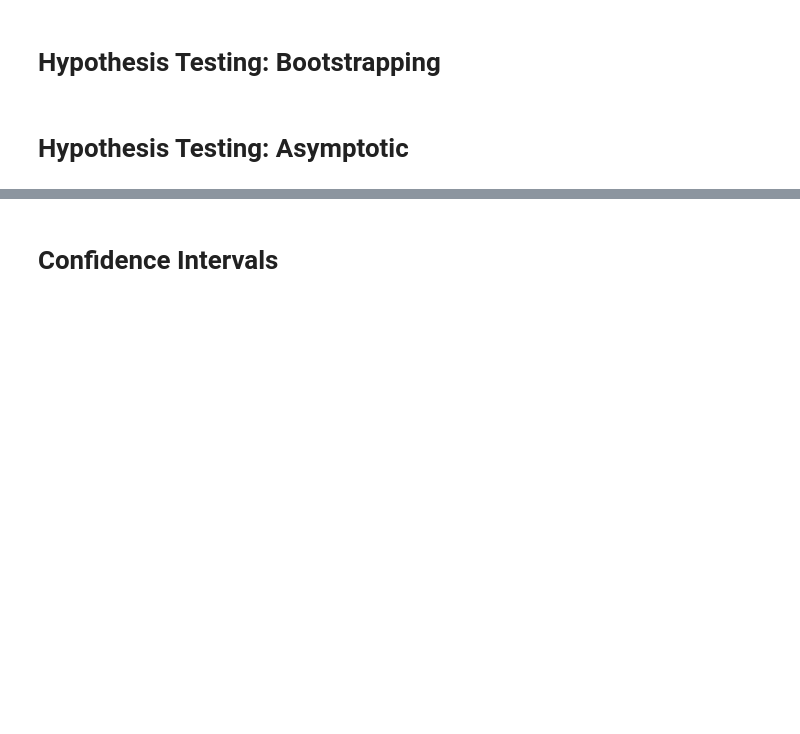
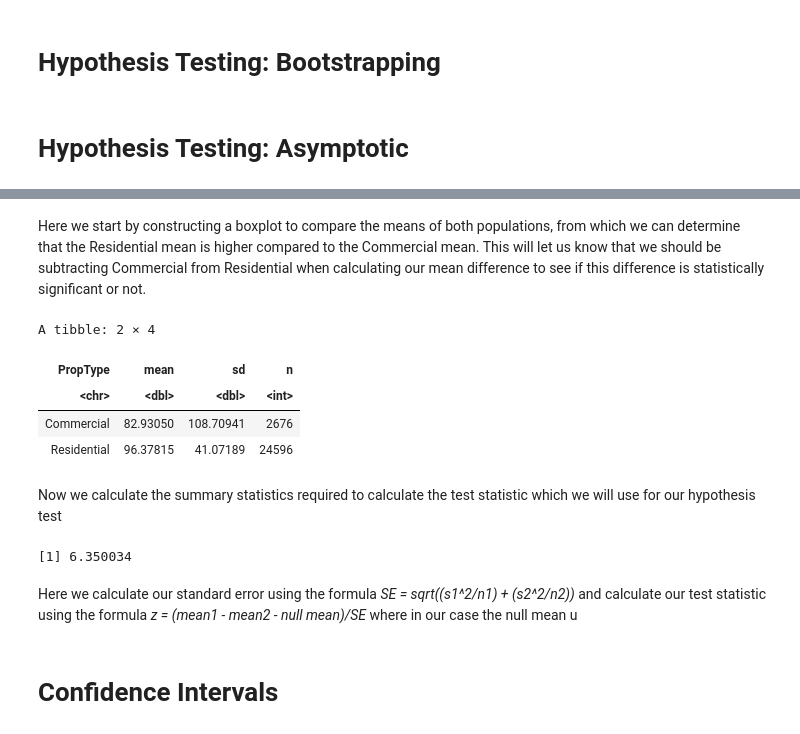
Before and after one commit to mhuang306/STAT-201-proj, a Jupyter notebook: Project Report.ipynb, the cells around one changed output, grey strips where cells are left out. Drawn from its saved outputs; the diff is of its cells as text; code cells hidden in the pictures; blank space fills up the shorter version.

```diff
--- a/Project Report.ipynb
+++ b/Project Report.ipynb
@@ -160,3 +177,30 @@ We expect that our analysis will reveal insights into the pricing disparities be
+# %% [markdown]
+Here we start by constructing a boxplot to compare the means of both populations, from which we can determine that the Residential mean is higher compared to the Commercial mean. This will let us know that we should be subtracting Commercial from Residential when calculating our mean difference to see if this difference is statistically significant or not.
+# %%
+housing_summary <- housing_data |>
+    group_by(PropType) |>
+    summarise(mean = mean(Price_per_sqft),
+               sd = sd(Price_per_sqft),
+               n = n())
+
+housing_summary
+# %% [output]
+A tibble: 2 × 4
+| PropType | mean | sd | n |
+| <chr> | <dbl> | <dbl> | <int> |
+| Commercial | 82.93050 | 108.70941 | 2676 |
+| Residential | 96.37815 | 41.07189 | 24596 |
+# %% [markdown]
+Now we calculate the summary statistics required to calculate the test statistic which we will use for our hypothesis test
+# %%
+standard_error <- sqrt((housing_summary$sd[2]^2/housing_summary$n[2]) + (housing_summary$sd[1]^2/housing_summary$n[1]))
+z <- (housing_summary$mean[2] - housing_summary$mean[1])/standard_error
+
+z
+# %% [output]
+[1] 6.350034
+# %% [markdown]
+Here we calculate our standard error using the formula *SE = sqrt((s1^2/n1) + (s2^2/n2))* and calculate our test statistic using the formula *z = (mean1 - mean2 - null mean)/SE* where in our case the null mean u
 # %% [markdown]
 # Confidence Intervals
 # %% [markdown]
```
Also changed, not shown: parts of 6 cells of this notebook.
